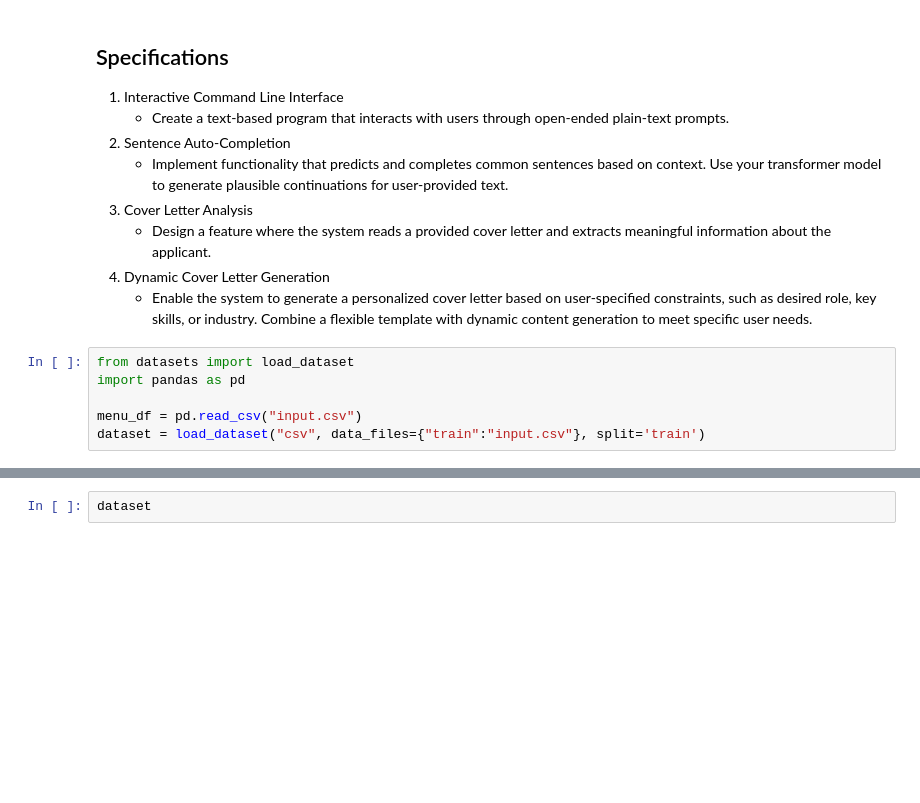
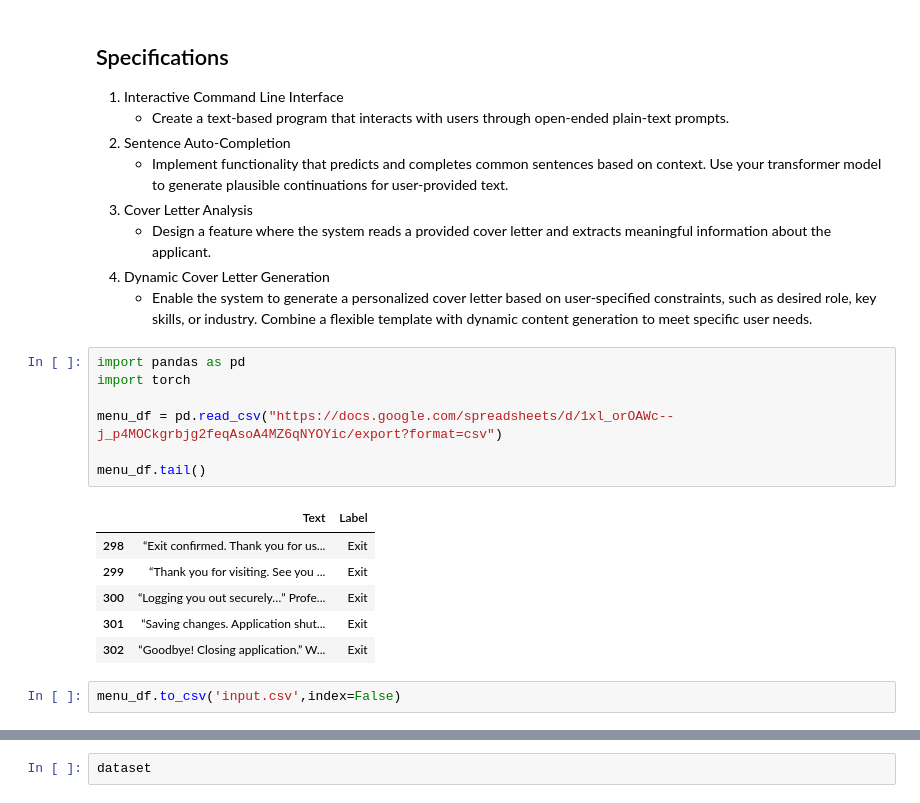
Before and after one commit to michaelmurrayiv/Transformer-Chat-Bot, a Jupyter notebook: Main.ipynb, the cells around one changed output, grey strips where cells are left out. Saved outputs shown, nothing was run; the diff lists cells and outputs as text; blank space fills up the shorter version.

```diff
--- a/Main.ipynb
+++ b/Main.ipynb
@@ -14,8 +14,18 @@ Build and fine-tune a system that leverages pre-trained transformer models to ad
 7. Dynamic Cover Letter Generation
     * Enable the system to generate a personalized cover letter based on user-specified constraints, such as desired role, key skills, or industry. Combine a flexible template with dynamic content generation to meet specific user needs.
 # %%
-from datasets import load_dataset
 import pandas as pd
+import torch
 
-menu_df = pd.read_csv("input.csv")
-dataset = load_dataset("csv", data_files={"train":"input.csv"}, split='train')
+menu_df = pd.read_csv("https://docs.google.com/spreadsheets/d/1xl_orOAWc--j_p4MOCkgrbjg2feqAsoA4MZ6qNYOYic/export?format=csv")
+
+menu_df.tail()
+# %% [output]
+|  | Text | Label |
+| 298 | “Exit confirmed. Thank you for us... | Exit |
+| 299 | “Thank you for visiting. See you ... | Exit |
+| 300 | “Logging you out securely…” Profe... | Exit |
+| 301 | “Saving changes. Application shut... | Exit |
+| 302 | “Goodbye! Closing application.” W... | Exit |
+# %%
+menu_df.to_csv('input.csv',index=False)
```
Also changed, not shown: parts of 13 cells of this notebook.
